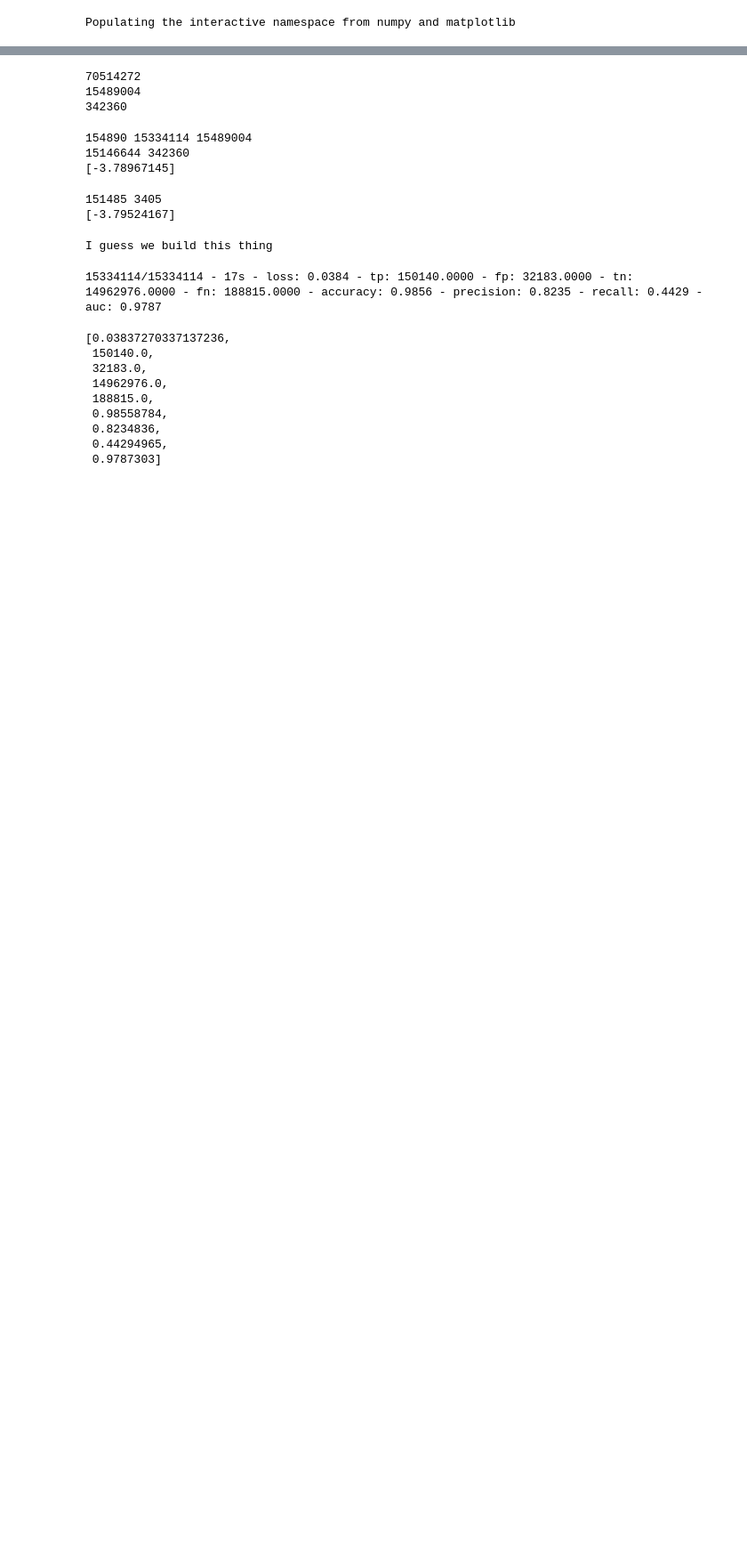
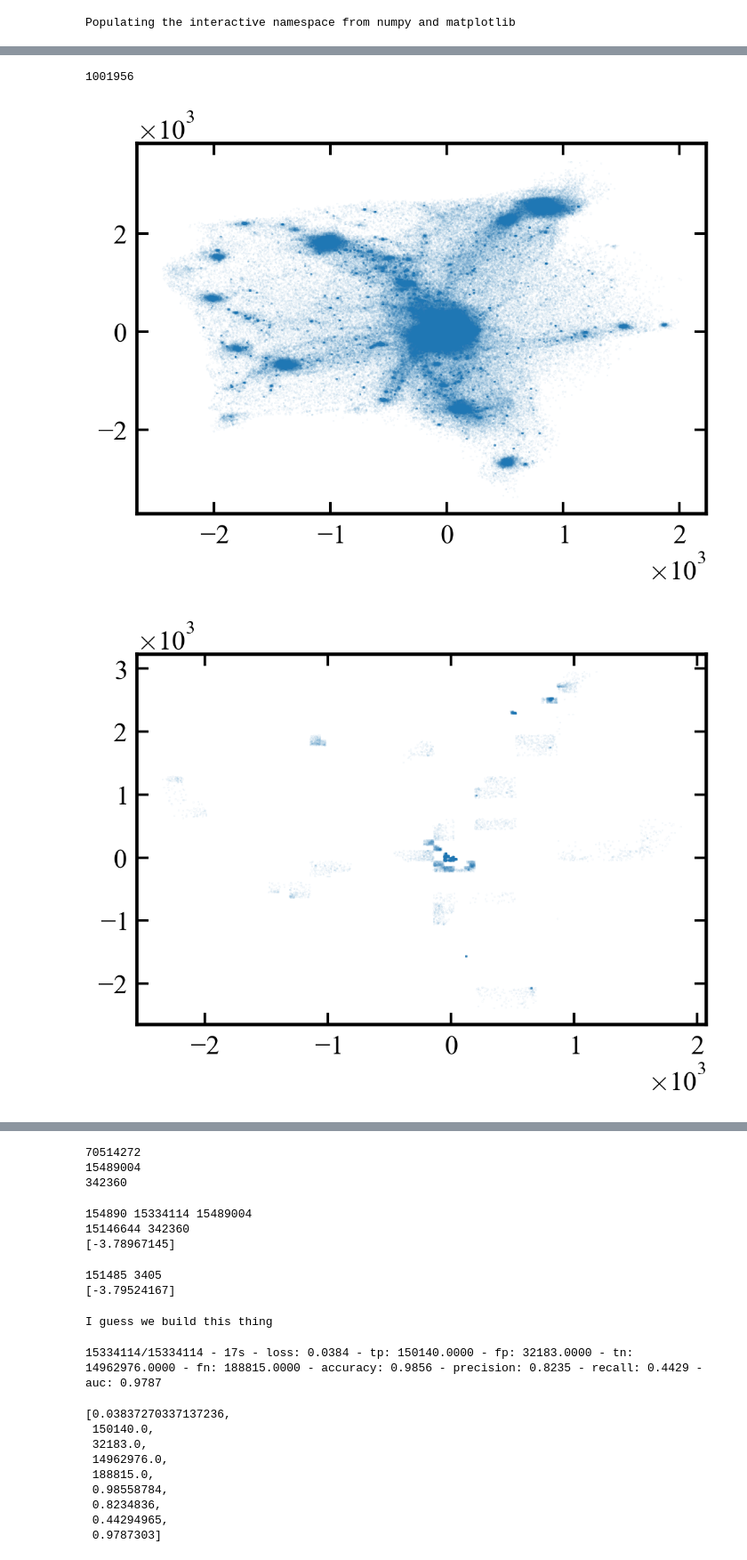
Before and after one commit to AndrewGraus/Stellar_Halo_Project, a Jupyter notebook: Biased_clasifier_tests.ipynb, the cells around one changed output, grey strips where cells are left out. Shown at 89% size. Drawn from its saved outputs; the diff is of its cells as text; code cells hidden in the pictures; blank space fills up the shorter version.

```diff
--- a/Biased_clasifier_tests.ipynb
+++ b/Biased_clasifier_tests.ipynb
@@ -48,0 +60,25 @@ mass_ratio = f['PartType1']['Mass_Ratio'][:]
+# %%
+train_set_mask = mass_ratio>0.0
+print np.sum(train_set_mask)
+train_coords = coords[train_set_mask]
+
+plt.scatter(coords[:,0][::100]-host_pos[0],
+            coords[:,1][::100]-host_pos[1],marker='.',s=0.001)
+plt.show()
+
+plt.scatter(coords[:,0][train_set_mask][::100]-host_pos[0],
+            coords[:,1][train_set_mask][::100]-host_pos[1],marker='.',s=0.001)
+plt.show()
+
+
+plt.scatter(coords[:,1][train_set_mask][::100]-host_pos[1],
+            coords[:,2][train_set_mask][::100]-host_pos[2],marker='.',s=0.001)
+plt.show()
+
+plt.scatter(coords[:,2][train_set_mask][::100]-host_pos[2],
+            coords[:,0][train_set_mask][::100]-host_pos[0],marker='.',s=0.001)
+plt.show()
+# %% [output]
+1001956
+[figure, added]
+[figure, added]
```
Also changed, not shown: parts of 14 cells of this notebook.
